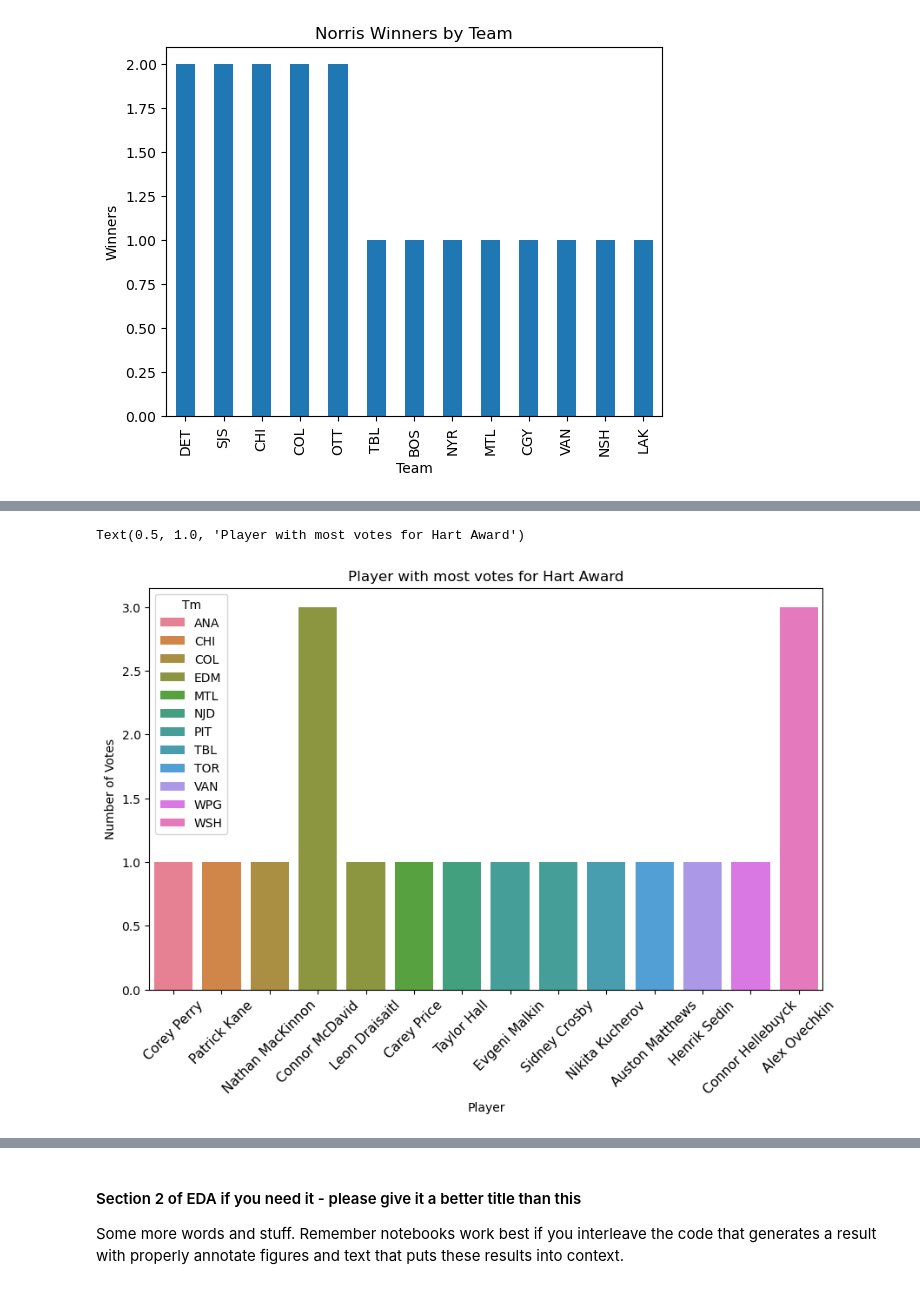
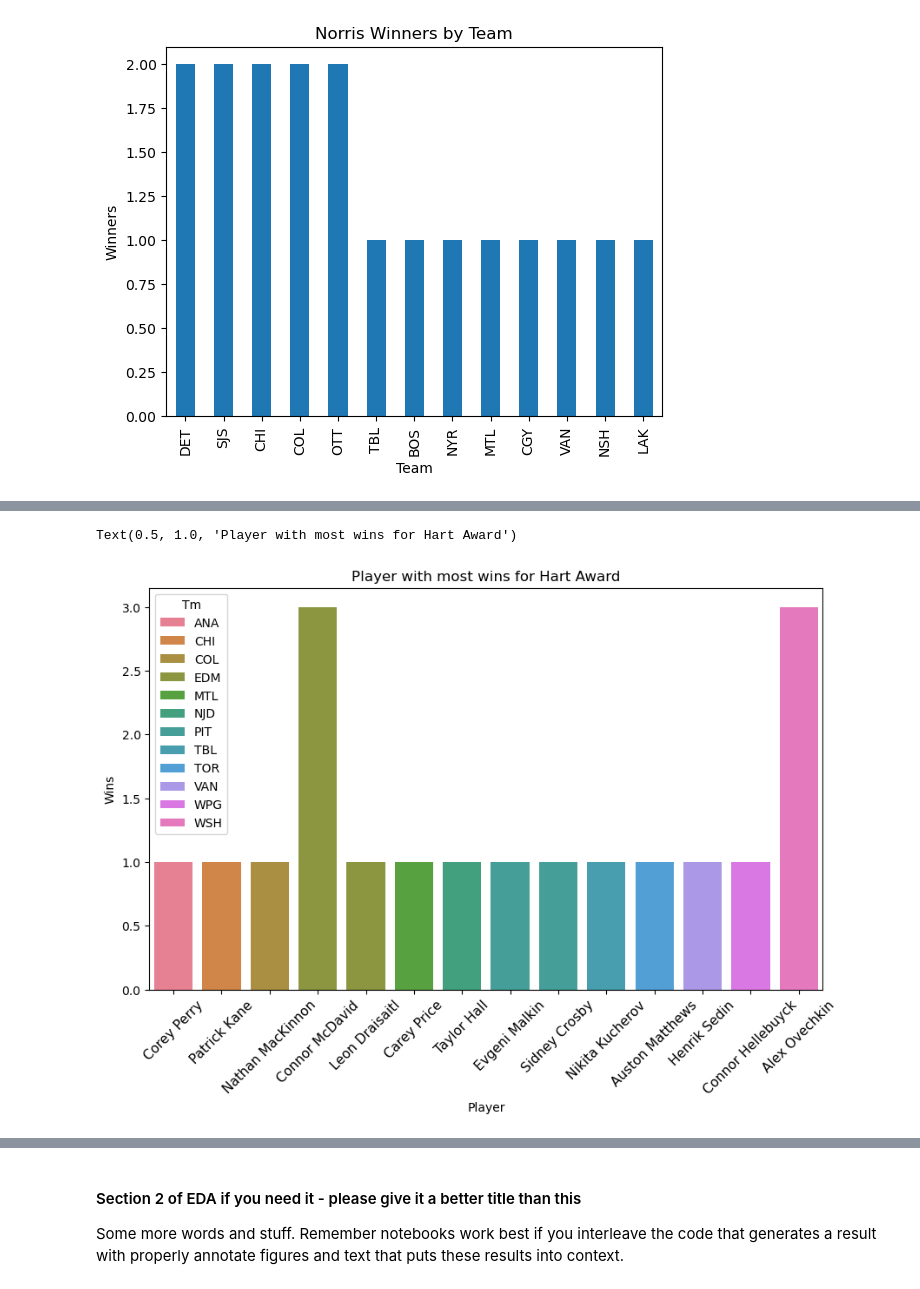
Before and after one commit to COGS108/Group118_WI26, a Jupyter notebook: 02-EDACheckpoint.ipynb, the cells around one changed output, grey strips where cells are left out. Drawn from its saved outputs; the diff is of its cells as text; code cells hidden in the pictures.

```diff
--- a/02-EDACheckpoint.ipynb
+++ b/02-EDACheckpoint.ipynb
@@ -209,13 +202,13 @@ hart_data.head()
 # %%
 top_players = hart_data[hart_data['Place'] == 1]
 fig, ax = plt.subplots(figsize=(10, 6))
 ax.tick_params(axis='x', labelsize=11, rotation=45)
 player_scores = top_players.groupby(['Tm', 'Player'])['Place'].sum().reset_index()
 sns.barplot(data=player_scores, x='Player', y='Place', hue='Tm', estimator=sum, errorbar=None)
 
 plt.xlabel('Player')
-plt.ylabel('Number of Votes')
-plt.title('Player with most votes for Hart Award')
+plt.ylabel('Wins')
+plt.title('Player with most wins for Hart Award')
 # %% [output]
-Text(0.5, 1.0, 'Player with most votes for Hart Award')
+Text(0.5, 1.0, 'Player with most wins for Hart Award')
-[figure, old version]
+[figure, new version]
```
Also changed, not shown: parts of 5 cells of this notebook.
